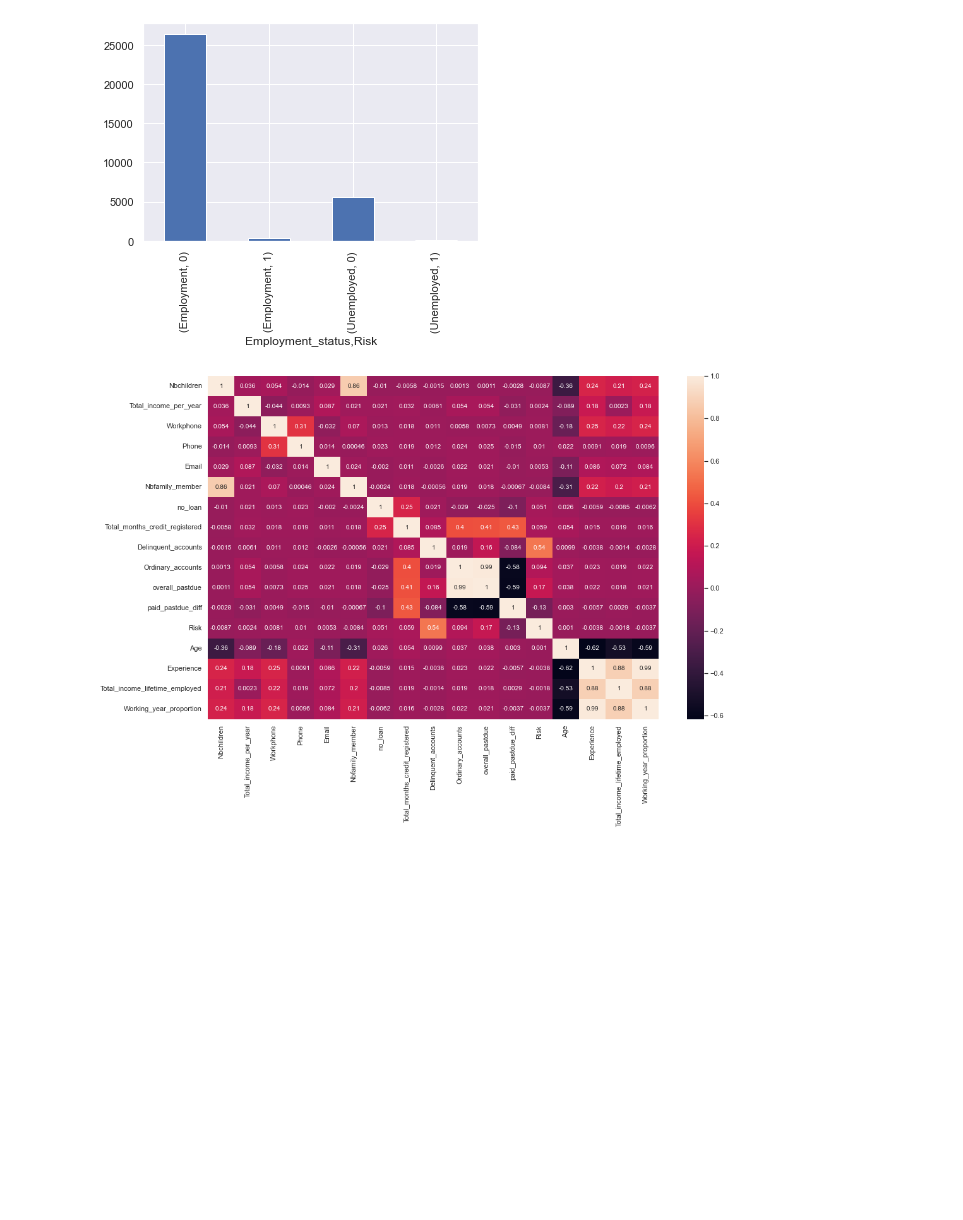
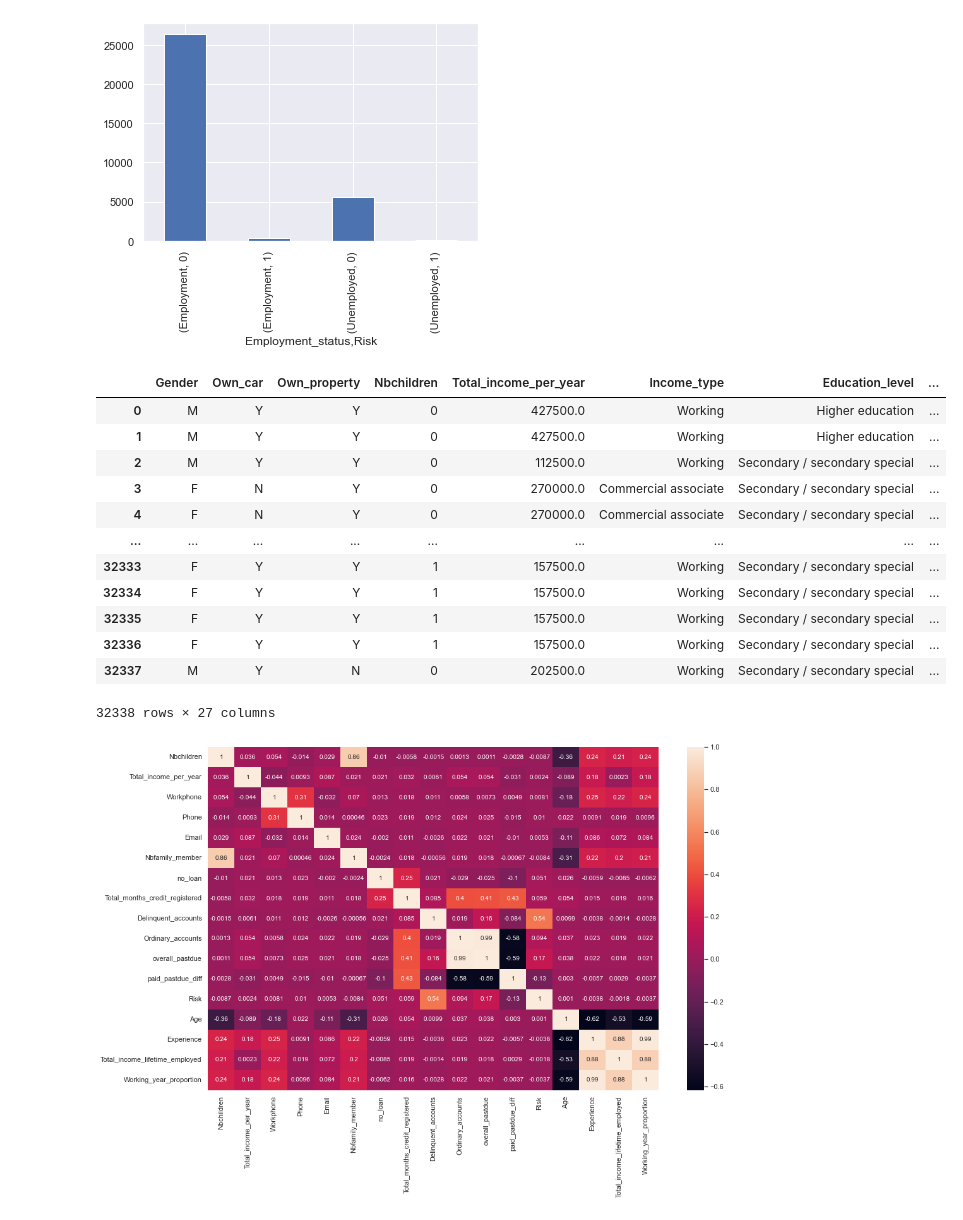
Before and after one commit to supavitkod/Credit, a Jupyter notebook: Credit analysis.ipynb, the cells around one changed output. Drawn from its saved outputs; the diff is of its cells as text; code cells hidden in the pictures; blank space fills up the shorter version.

```diff
--- a/Credit analysis.ipynb
+++ b/Credit analysis.ipynb
@@ -658,6 +673,22 @@ for variable in column:
 [figure]
 [figure]
 [figure]
+# %%
+df
+# %% [output]
+|  | Gender | Own_car | Own_property | Nbchildren | Total_income_per_year | Income_type | Education_level | ... |
+| 0 | M | Y | Y | 0 | 427500.0 | Working | Higher education | ... |
+| 1 | M | Y | Y | 0 | 427500.0 | Working | Higher education | ... |
+| 2 | M | Y | Y | 0 | 112500.0 | Working | Secondary / secondary special | ... |
+| 3 | F | N | Y | 0 | 270000.0 | Commercial associate | Secondary / secondary special | ... |
+| 4 | F | N | Y | 0 | 270000.0 | Commercial associate | Secondary / secondary special | ... |
+| ... | ... | ... | ... | ... | ... | ... | ... | ... |
+| 32333 | F | Y | Y | 1 | 157500.0 | Working | Secondary / secondary special | ... |
+| 32334 | F | Y | Y | 1 | 157500.0 | Working | Secondary / secondary special | ... |
+| 32335 | F | Y | Y | 1 | 157500.0 | Working | Secondary / secondary special | ... |
+| 32336 | F | Y | Y | 1 | 157500.0 | Working | Secondary / secondary special | ... |
+| 32337 | M | Y | N | 0 | 202500.0 | Working | Secondary / secondary special | ... |
+32338 rows × 27 columns
 # %%
 plt.figure(figsize = (16,10))
 sns.heatmap(df.corr(),annot= True)
```
Also changed, not shown: parts of 43 cells of this notebook, 9 other files.
